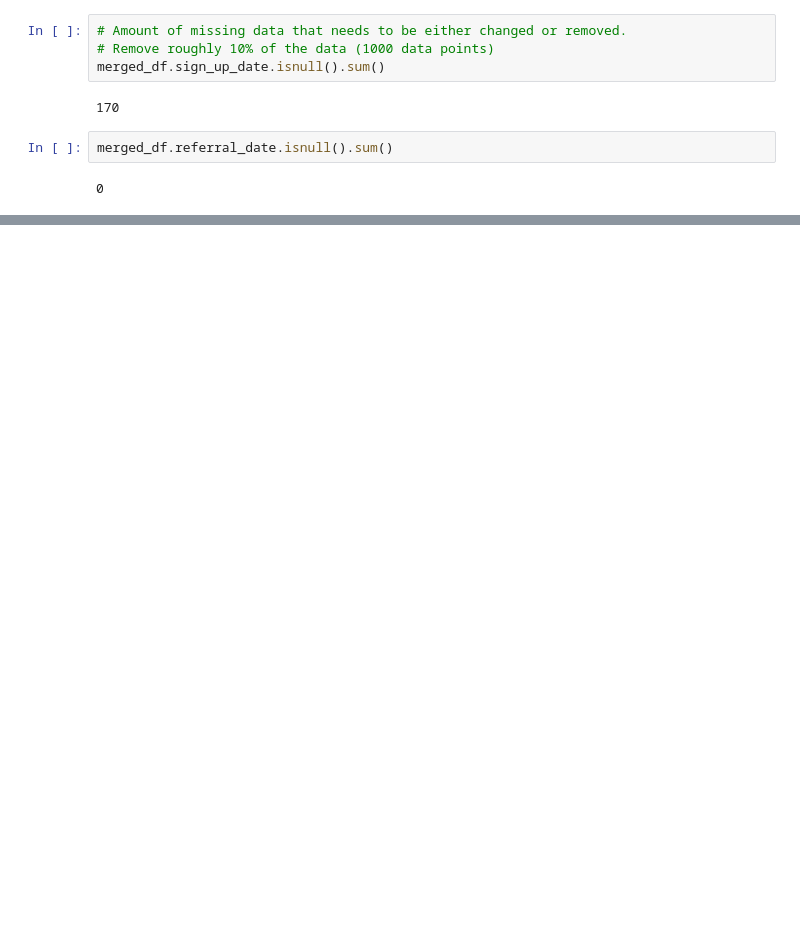
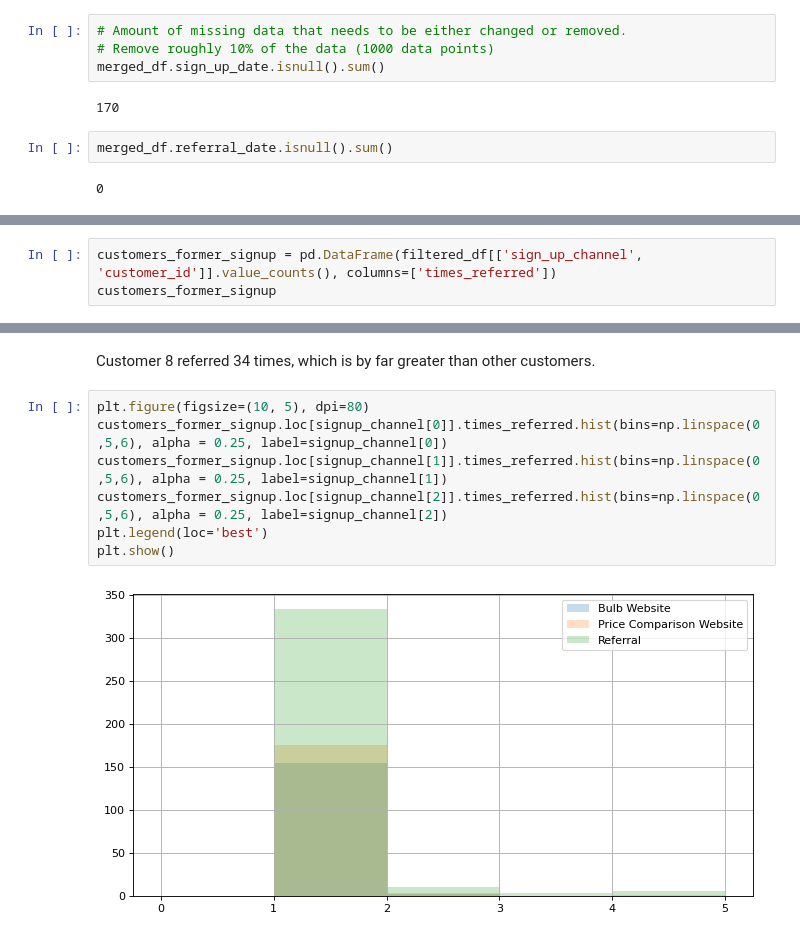
Before and after one commit to stephanyvargas/MemberReferrals, a Jupyter notebook: MemberReferrals.ipynb, the cells around one changed output, grey strips where cells are left out. Saved outputs shown, nothing was run; the diff lists cells and outputs as text; blank space fills up the shorter version.

```diff
--- a/MemberReferrals.ipynb
+++ b/MemberReferrals.ipynb
@@ -204,0 +229,3 @@ array([                0,    86400000000000,   172800000000000,
+# %%
+customers_former_signup = pd.DataFrame(filtered_df[['sign_up_channel', 'customer_id']].value_counts(), columns=['times_referred'])
+customers_former_signup
@@ -204,0 +247,11 @@ array([                0,    86400000000000,   172800000000000,
+# %% [markdown]
+Customer 8 referred 34 times, which is by far greater than other customers.
+# %%
+plt.figure(figsize=(10, 5), dpi=80)
+customers_former_signup.loc[signup_channel[0]].times_referred.hist(bins=np.linspace(0,5,6), alpha = 0.25, label=signup_channel[0])
+customers_former_signup.loc[signup_channel[1]].times_referred.hist(bins=np.linspace(0,5,6), alpha = 0.25, label=signup_channel[1])
+customers_former_signup.loc[signup_channel[2]].times_referred.hist(bins=np.linspace(0,5,6), alpha = 0.25, label=signup_channel[2])
+plt.legend(loc='best')
+plt.show()
+# %% [output]
+[figure, added]
```
Also changed, not shown: parts of 20 cells of this notebook.
